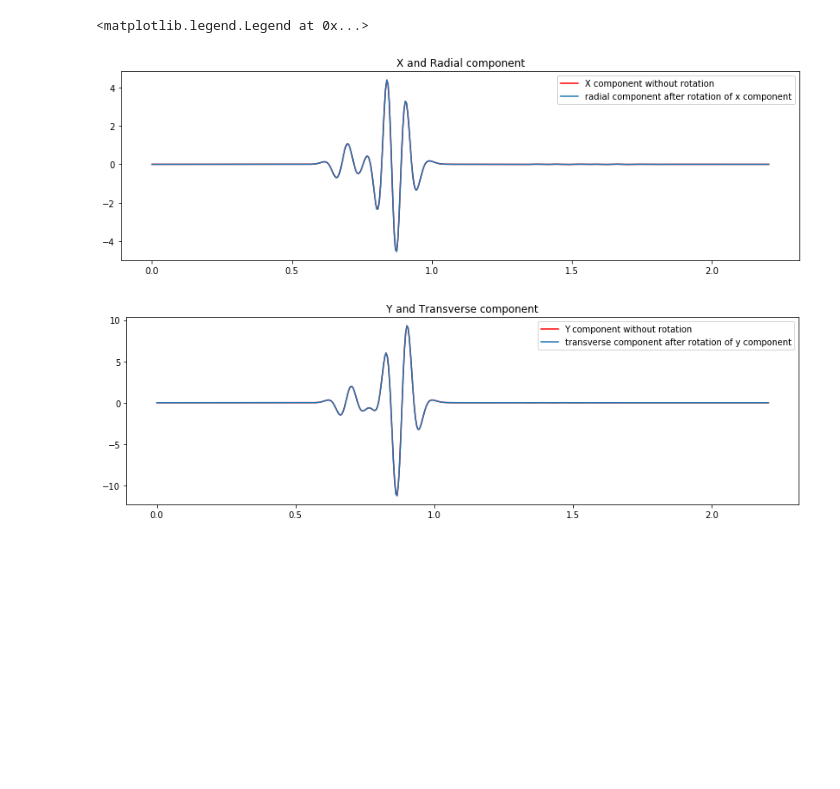
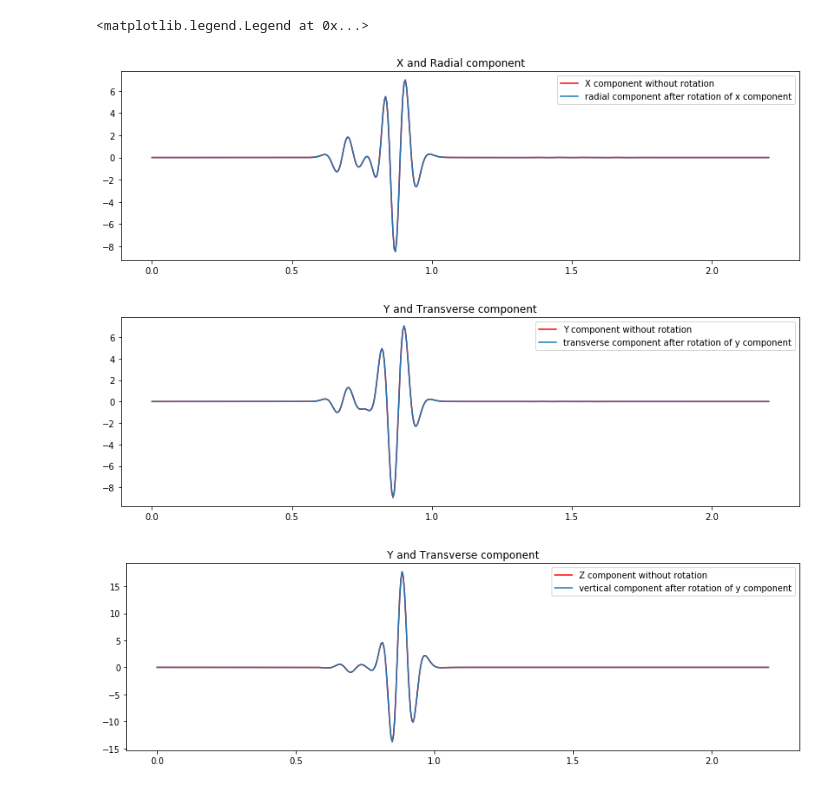
Before and after one commit to Anokhi1994/6C-Seismic-Observations, a Jupyter notebook: Problem_Apr23.ipynb, the cells around one changed output. Saved outputs shown, nothing was run; the diff lists cells and outputs as text; code cells hidden in the pictures; blank space fills up the shorter version.

```diff
--- a/Problem_Apr23.ipynb
+++ b/Problem_Apr23.ipynb
@@ -44,23 +44,40 @@ baz = gps2dist_azimuth(lat_s, long_s, lat_r, long_r)
 print('Epicentral distance [m]: ', baz[0])
 print('Theoretical azimuth [deg]: ', baz[1])
 print('Theoretical backazimuth [deg]: ', baz[2])
-st1_xv_copy1 = st1_xv.copy()
+tr_xv = st1_xv[0]
+tr_xv.stats.channel = "XN"
 st1_yv_copy1 = st1_yv.copy()
+tr_yv = st1_yv[0]
+tr_yv.stats.channel = "YE"
 st1_zv_copy1 = st1_zv.copy()
-st1_radial     = st1_xv_copy1.rotate(method='NE->RT',back_azimuth=baz[2])
-st1_transverse = st1_yv_copy1.rotate(method='NE->RT',back_azimuth=baz[2])
-st1_vertical   = st1_zv_copy1.rotate(method='NE->RT',back_azimuth=baz[2])
+tr_zv = st1_zv[0]
+tr_zv.stats.channel = "ZZ"
+st_1 = obspy.core.Stream([tr_xv, tr_yv, tr_zv])
+st_1     = st_1.rotate(method='NE->RT',back_azimuth=baz[2])
+print(st_1)
+
 fig = plt.figure(figsize=(14,4))
 plt.plot(st1_xv[0].times(), st1_xv[0].data, color='r' , label='X component without rotation')
-plt.plot(st1_radial[0].times(), st1_radial[0].data, label='radial component after rotation of x component')
+plt.plot(st_1[0].times(), st_1.select(channel= "XR")[0].data, label='radial component after rotation of x component')
 plt.title('X and Radial component')
 plt.legend()
 
 fig = plt.figure(figsize=(14,4))
 plt.plot(st1_yv[0].times(), st1_yv[0].data, color='r' , label='Y component without rotation')
-plt.plot(st1_transverse[0].times(), st1_transverse[0].data, label='transverse component after rotation of y component')
+plt.plot(st_1[0].times(), st_1.select(channel= "YT")[0].data, label='transverse component after rotation of y component')
 plt.title('Y and Transverse component')
 plt.legend()
+
+fig = plt.figure(figsize=(14,4))
+plt.plot(st1_zv[0].times(), st1_zv[0].data, color='r' , label='Z component without rotation')
+plt.plot(st_1[0].times(), st_1.select(channel= "ZZ")[0].data, label='vertical component after rotation of y component')
+plt.title('Z and Vertical component')
+plt.legend()
+
+
+
+plt.title('Y and Transverse component')
+plt.legend()
 # %% [output]
 Epicentral distance [m]:  1118.028698661424
 Theoretical azimuth [deg]:  26.565070660054552
@@ -68,3 +89,4 @@ Theoretical backazimuth [deg]:  206.56507101453164
 <matplotlib.legend.Legend at 0x...>
-[figure, old version]
+[figure, new version]
-[figure, old version]
+[figure, new version]
+[figure, added]
```
Also changed, not shown: parts of 1 cell of this notebook, 1 other file.
